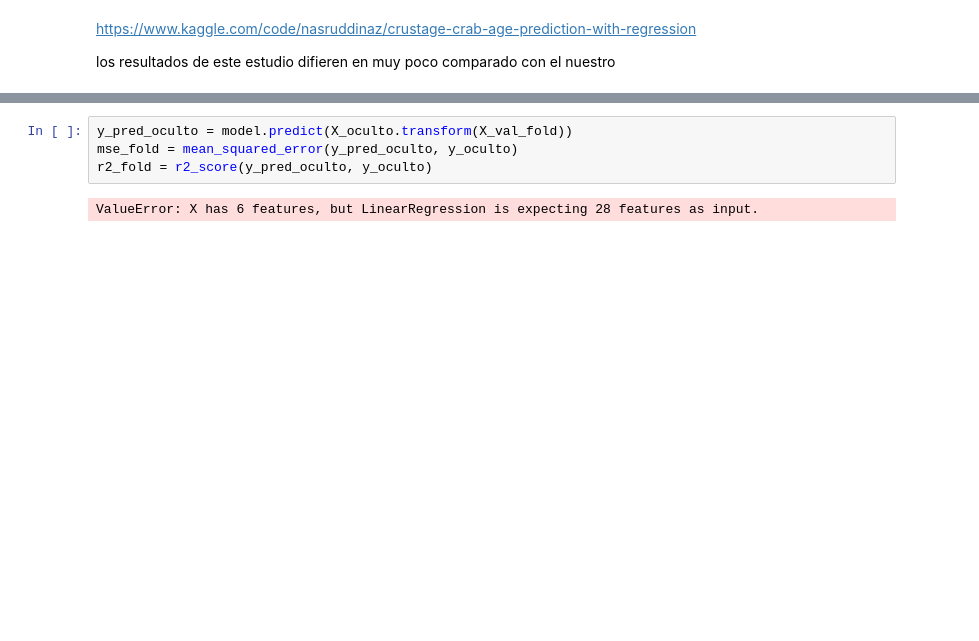
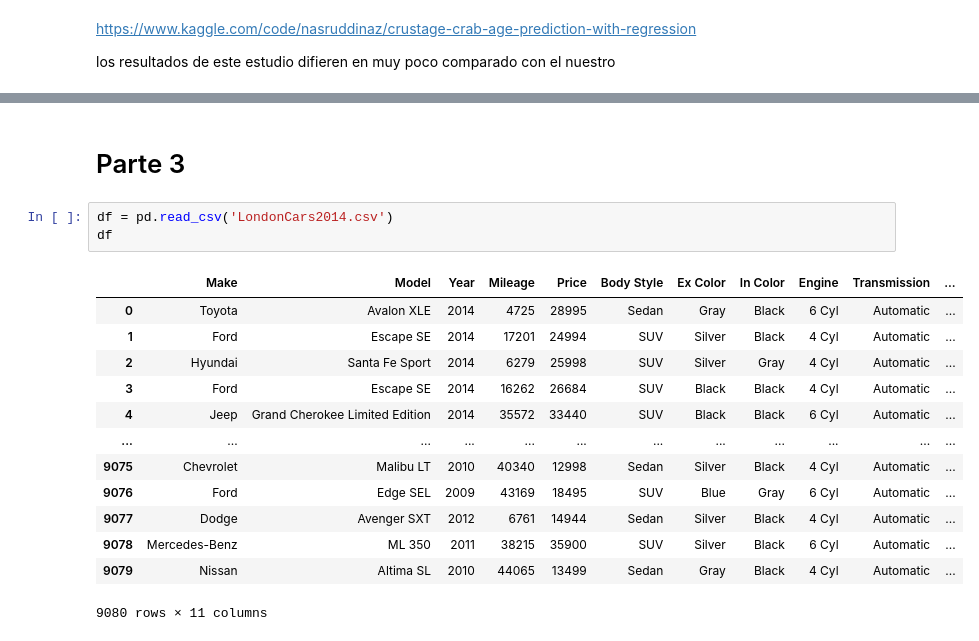
Before and after one commit to Camilohoyos99/AA_DATOS, a Jupyter notebook: Evaluación 1C-20230830/Parcial1.ipynb, the cells around one changed output, grey strips where cells are left out. Cells and saved outputs as stored; diff of their text form; blank space fills up the shorter version.

Commit message:
Parte 1 completa inicio parte 3

```diff
--- a/Evaluación 1C-20230830/Parcial1.ipynb
+++ b/Evaluación 1C-20230830/Parcial1.ipynb
@@ -457,6 +527,19 @@ Promedio Mean Absolute Error (MAE): 1.82488101260961
-# %%
-y_pred_oculto = model.predict(X_oculto.transform(X_val_fold))
-mse_fold = mean_squared_error(y_pred_oculto, y_oculto)
-r2_fold = r2_score(y_pred_oculto, y_oculto)
-# %% [output]
-ValueError: X has 6 features, but LinearRegression is expecting 28 features as input.
+# %% [markdown]
+# Parte 3
+# %%
+df = pd.read_csv('LondonCars2014.csv')
+df
+# %% [output]
+|  | Make | Model | Year | Mileage | Price | Body Style | Ex Color | In Color | Engine | Transmission | ... |
+| 0 | Toyota | Avalon XLE | 2014 | 4725 | 28995 | Sedan | Gray | Black | 6 Cyl | Automatic | ... |
+| 1 | Ford | Escape SE | 2014 | 17201 | 24994 | SUV | Silver | Black | 4 Cyl | Automatic | ... |
+| 2 | Hyundai | Santa Fe Sport | 2014 | 6279 | 25998 | SUV | Silver | Gray | 4 Cyl | Automatic | ... |
+| 3 | Ford | Escape SE | 2014 | 16262 | 26684 | SUV | Black | Black | 4 Cyl | Automatic | ... |
+| 4 | Jeep | Grand Cherokee Limited Edition | 2014 | 35572 | 33440 | SUV | Black | Black | 6 Cyl | Automatic | ... |
+| ... | ... | ... | ... | ... | ... | ... | ... | ... | ... | ... | ... |
+| 9075 | Chevrolet | Malibu LT | 2010 | 40340 | 12998 | Sedan | Silver | Black | 4 Cyl | Automatic | ... |
+| 9076 | Ford | Edge SEL | 2009 | 43169 | 18495 | SUV | Blue | Gray | 6 Cyl | Automatic | ... |
+| 9077 | Dodge | Avenger SXT | 2012 | 6761 | 14944 | Sedan | Silver | Black | 4 Cyl | Automatic | ... |
+| 9078 | Mercedes-Benz | ML 350 | 2011 | 38215 | 35900 | SUV | Silver | Black | 6 Cyl | Automatic | ... |
+| 9079 | Nissan | Altima SL | 2010 | 44065 | 13499 | Sedan | Gray | Black | 4 Cyl | Automatic | ... |
+9080 rows × 11 columns
```
Also changed, not shown: parts of 30 cells of this notebook.
